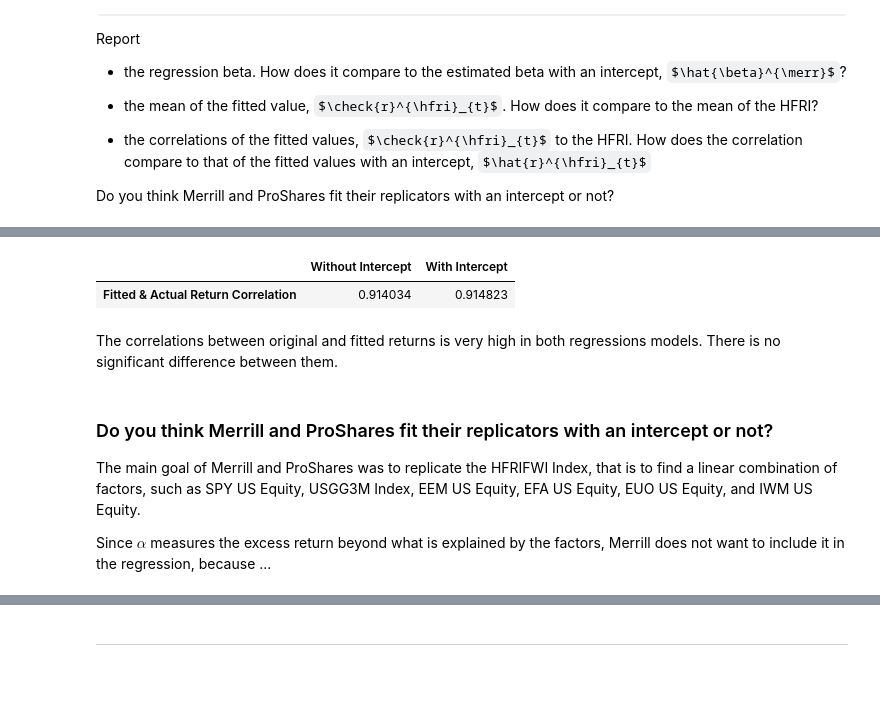
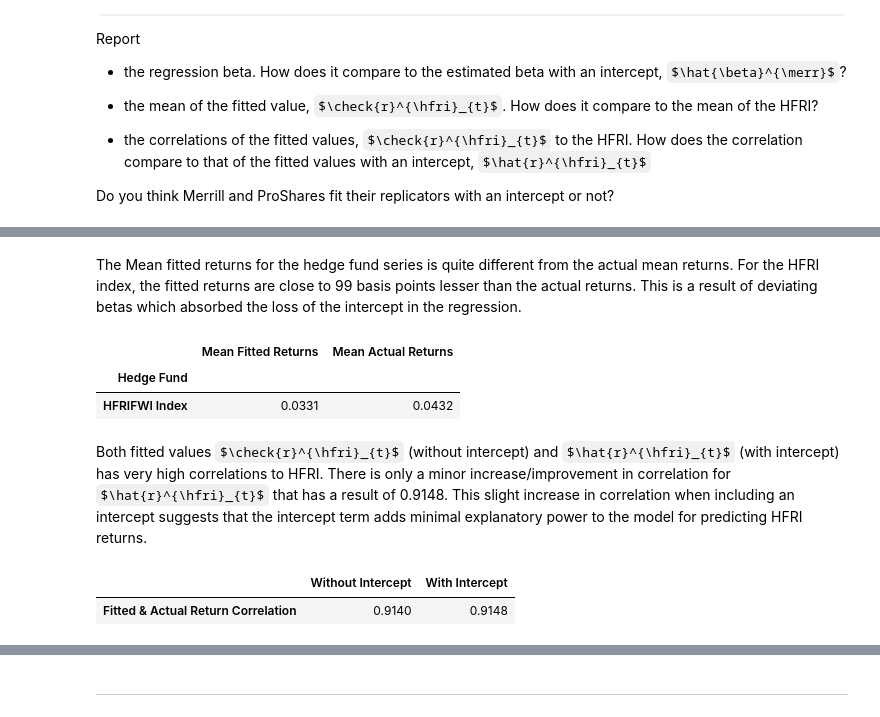
Before and after one commit to sstikhonov/Uchicago_PortfolioRiskManagement, a Jupyter notebook: homework/Homework 2.ipynb, the cells around one changed output, grey strips where cells are left out. Cells and saved outputs as stored; diff of their text form; code cells hidden in the pictures; some formulas as TeX source; blank space fills up the shorter version.

```diff
--- a/homework/Homework 2.ipynb
+++ b/homework/Homework 2.ipynb
@@ -120,0 +155,3 @@ result_stats
+# %%
+summary_stats = performance_summary(hf_data)
+summary_stats.loc[:,['Mean','Volatility','Sharpe Ratio']]
@@ -353,0 +382,4 @@ In general, all the betas take realistic values. There is one relatively big sho
+# %%
+hedge_replication_pred = pd.concat(pred)
+hedge_replication_performance = performance_summary(hedge_replication_pred.T)
+hedge_replication_performance
@@ -507,0 +519,17 @@ The means of replication (without intercept) and actual data are quite different
+# %%
+hedge_funds = hf_data.columns
+factor = merrill
+rf = merrill['USGG3M Index']
+
+df3_lst= []
+for fund in hedge_funds:
+    fund_ret = hf_data[fund]
+    reg = regression_based_performance(factor,fund_ret,rf,constant=False)
+    beta = dict(reg[0])
+    beta.update(RSquared = float(reg[2]))
+    beta.update(TrackingError = float(reg[3]))
+    df3_lst.append(pd.DataFrame([beta],index = [fund]))
+
+
+no_constant_replication = pd.concat(df3_lst)
+no_constant_replication.loc[['HFRIFWI Index']]
@@ -508,15 +544,27 @@ The means of replication (without intercept) and actual data are quite different
+# %% [markdown]
+The Mean fitted returns for the hedge fund series is quite different from the actual mean returns. For the HFRI index, the fitted returns are close to 99 basis points lesser than the actual returns. This is a result of deviating betas which absorbed the loss of the intercept in the regression.
+# %%
+merrill_summary = performance_summary(merrill)
+df4_lst = []
+for fund in hf_data.columns:
+    fit_ret = np.array(no_constant_replication[no_constant_replication.index == fund][merrill.columns]) @ np.array(merrill.T)
+    #fit_ret = dict(fit_ret)
+    df4_lst.append(pd.DataFrame(fit_ret.T,columns = [fund], index = [merrill.index] ).T)
+
+fit_returns = pd.concat(df4_lst)
+mean_fit_returns = performance_summary(fit_returns.T).rename(columns = {'Mean':'Mean Fitted Returns'})
+mean_fit_returns = mean_fit_returns.loc[:,['Mean Fitted Returns']].merge(summary_stats.loc[:,['Mean']], on = mean_fit_returns.index).rename(columns={'key_0' : 'Hedge Fund','Mean':'Mean Actual Returns'}).set_index('Hedge Fund')
+mean_fit_returns.loc[['HFRIFWI Index']]
+# %% [output]
+|  | Mean Fitted Returns | Mean Actual Returns |
+| Hedge Fund |  |  |
+| HFRIFWI Index | 0.0331 | 0.0432 |
+# %% [markdown]
+Both fitted values $\check{r}^{\hfri}_{t}$ (without intercept) and  $\hat{r}^{\hfri}_{t}$ (with intercept) has very high correlations to HFRI. There is only a minor increase/improvement in correlation for $\hat{r}^{\hfri}_{t}$ that has a result of 0.9148. This slight increase in correlation when including an intercept suggests that the intercept term adds minimal explanatory power to the model for predicting HFRI returns.
 # %%
-no_constant_replication = np.corrcoef(data_hf['HFRIFWI Index'], fit_ret_without_const.reshape(145,))[0,1]
-constant_replication = np.corrcoef(data_hf['HFRIFWI Index'], fit_ret_with_const.reshape(145,))[0,1]
+no_constant_replication = np.corrcoef(hf_data['HFRIFWI Index'], fit_returns.T['HFRIFWI Index'])[0,1]
+constant_replication = np.corrcoef(hf_data['HFRIFWI Index'], hedge_replication_pred.T['HFRIFWI Index'])[0,1]
 pd.DataFrame([[no_constant_replication,constant_replication]],columns=['Without Intercept','With Intercept'],index = ['Fitted & Actual Return Correlation'])
 # %% [output]
 |  | Without Intercept | With Intercept |
-| Fitted & Actual Return Correlation | 0.914034 | 0.914823 |
+| Fitted & Actual Return Correlation | 0.9140 | 0.9148 |
-# %% [markdown]
-The correlations between original and fitted returns is very high in both regressions models. There is no significant difference between them.
-# %% [markdown]
-### Do you think Merrill and ProShares fit their replicators with an intercept or not?
-
-The main goal of Merrill and ProShares was to replicate the HFRIFWI Index, that is to find a linear combination of factors, such as SPY US Equity, USGG3M Index, EEM US Equity, EFA US Equity, EUO US Equity, and IWM US Equity.
-
-Since $\alpha$ measures the excess return beyond what is explained by the factors, Merrill does not want to include it in the regression, because ...
```
Also changed, not shown: parts of 71 cells of this notebook.
